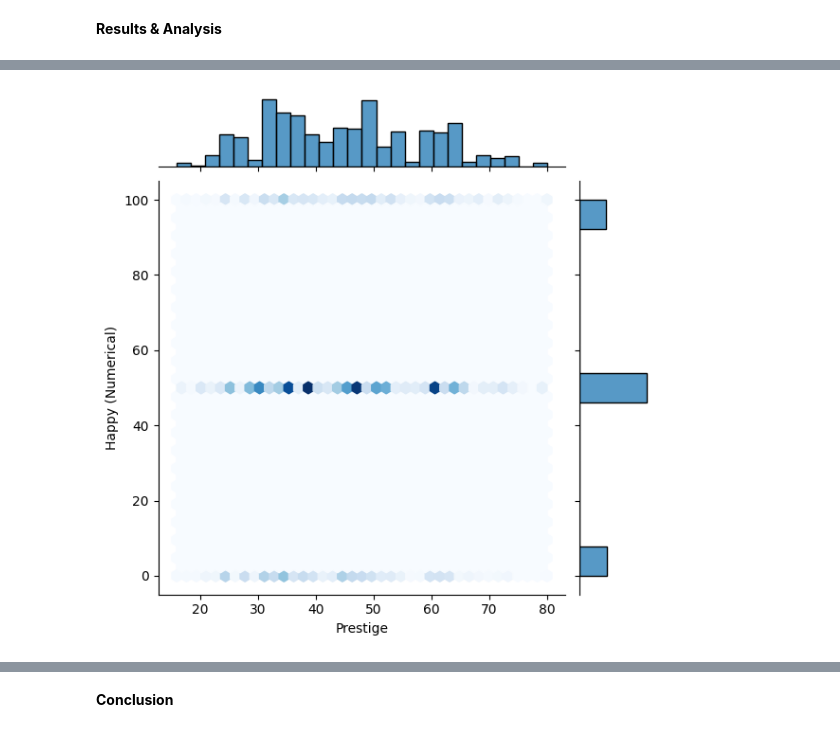
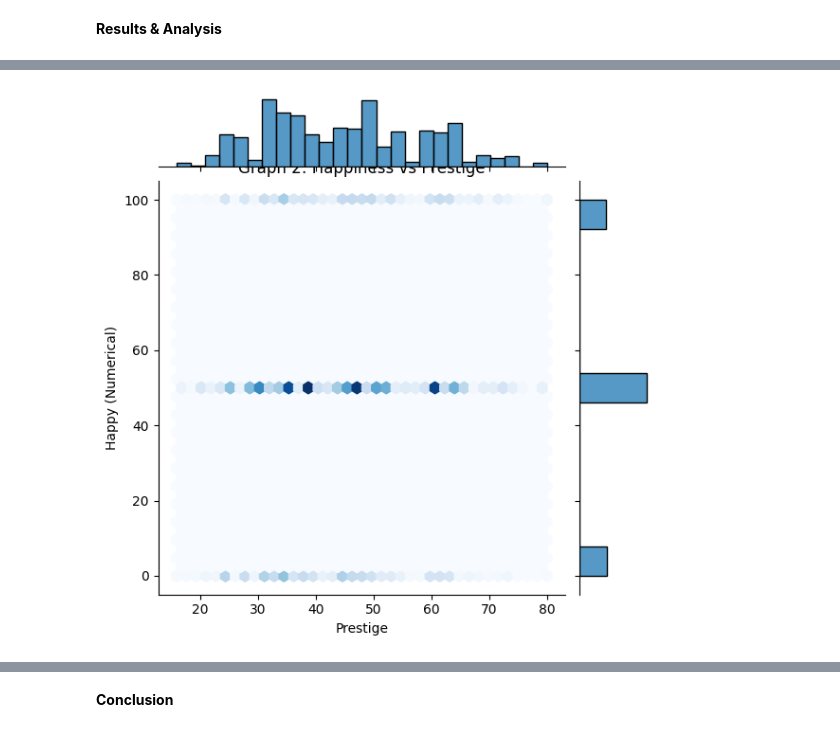
Before and after one commit to DS3001/group3, a Jupyter notebook: Project1.ipynb, the cells around one changed output, grey strips where cells are left out. Saved outputs shown, nothing was run; the diff lists cells and outputs as text; code cells hidden in the pictures.

```diff
--- a/Project1.ipynb
+++ b/Project1.ipynb
@@ -96,19 +102,20 @@ plt.show()
 # %%
 category_to_numeric = {
     'not too happy': 0,
     'pretty happy': 50,
     'very happy': 100,
 }
 
 # Create a new 'happy_num' column by mapping the 'happy' column
 df['happy_num'] = df['happy'].map(category_to_numeric)
 
 df.head()
 
 sns.jointplot(x='prestg10', y='happy_num', kind='hex', data=df, cmap='Blues')
 
+plt.title("Graph 2: Happiness vs Prestige", fontsize=12)
 plt.xlabel('Prestige')
 plt.ylabel('Happy (Numerical)')
 plt.show()
 # %% [output]
-[figure, old version]
+[figure, new version]
```
Also changed, not shown: parts of 9 cells of this notebook.
